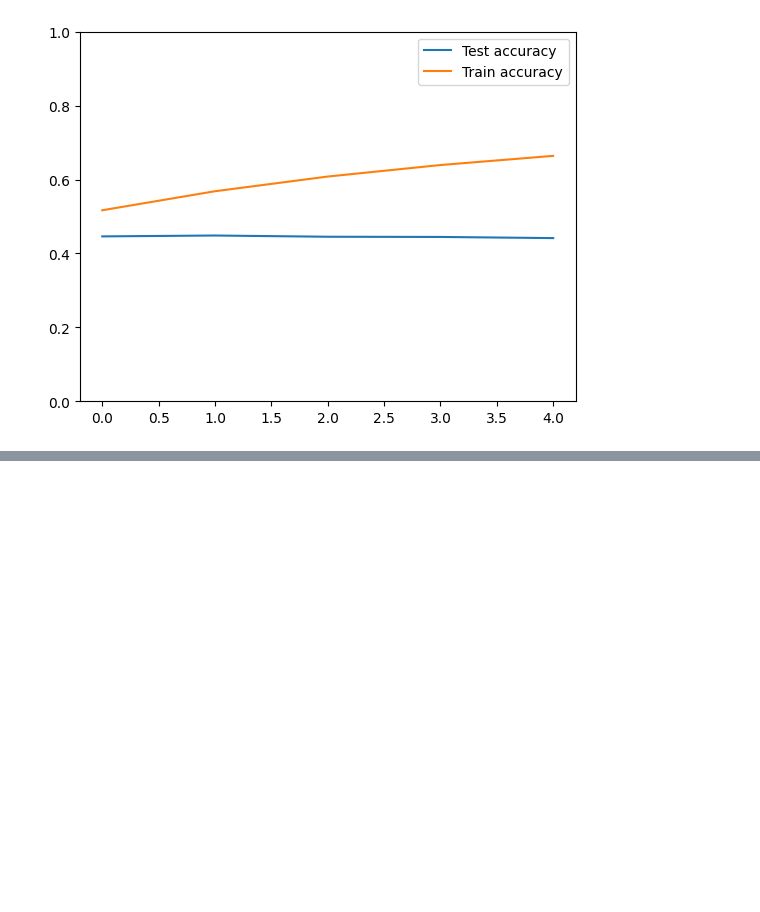
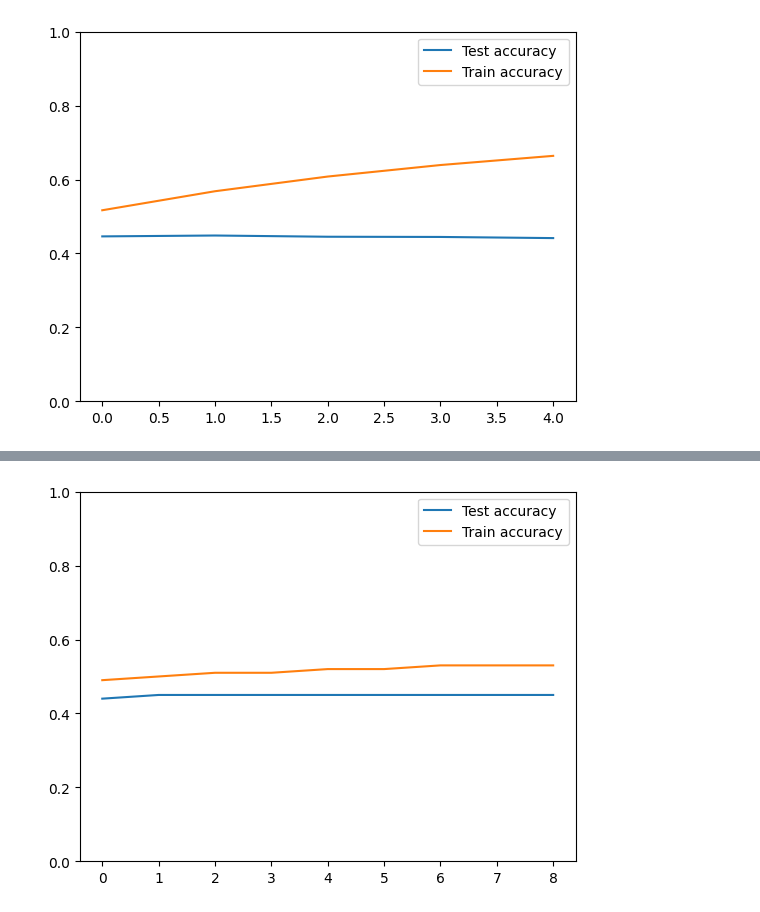
Before and after one commit to Massimo-Horvath/LLM-DeepLearning, a Jupyter notebook: LLM_Horvath_Folly-Dogba.ipynb, the cells around one changed output, grey strips where cells are left out. Saved outputs shown, nothing was run; the diff lists cells and outputs as text; code cells hidden in the pictures; blank space fills up the shorter version.

```diff
--- a/LLM_Horvath_Folly-Dogba.ipynb
+++ b/LLM_Horvath_Folly-Dogba.ipynb
@@ -624,0 +676,4 @@ plt.show()
+# %%
+plot_acc('light_context64',10)
+# %% [output]
+[figure, added]
```
Also changed, not shown: parts of 17 cells of this notebook.
